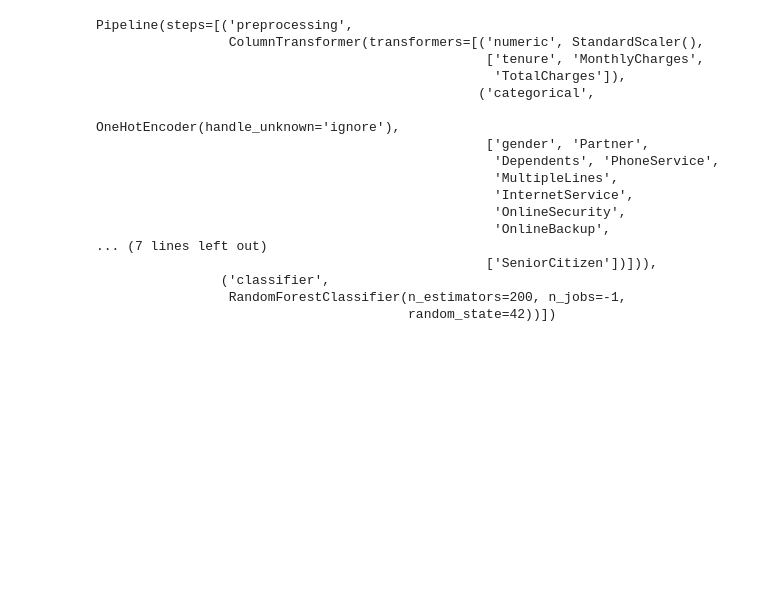
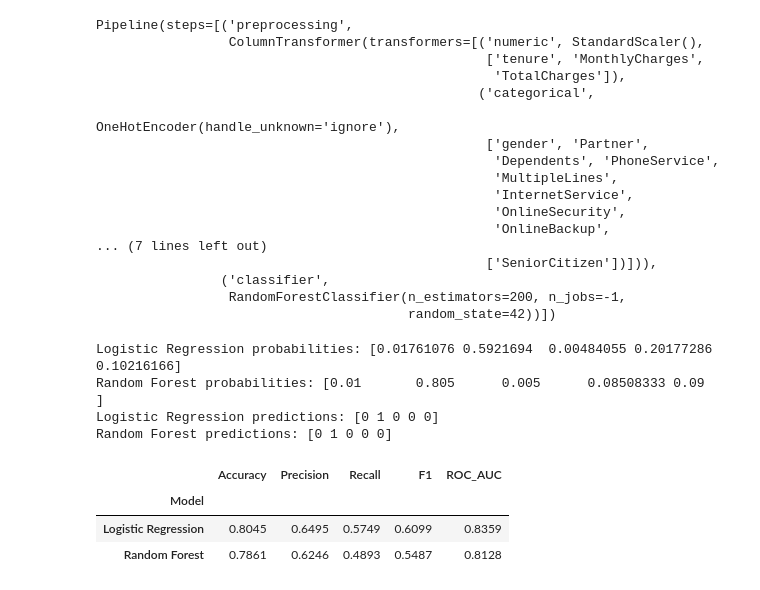
Before and after one commit to Dawlatshahi/telco-customer-churn, a Jupyter notebook: notebooks/telco_customer_churn.ipynb, the cells around one changed output. Cells and saved outputs as stored; diff of their text form; code cells hidden in the pictures; blank space fills up the shorter version.

```diff
--- a/notebooks/telco_customer_churn.ipynb
+++ b/notebooks/telco_customer_churn.ipynb
@@ -456,3 +456,51 @@ Pipeline(steps=[('preprocessing',
                 ('classifier',
                  RandomForestClassifier(n_estimators=200, n_jobs=-1,
                                         random_state=42))])
+# %%
+logistic_probabilities = logistic_model.predict_proba(X_test)[:, 1]
+forest_probabilities = forest_model.predict_proba(X_test)[:, 1]
+
+logistic_predictions = logistic_model.predict(X_test)
+forest_predictions = forest_model.predict(X_test)
+
+print("Logistic Regression probabilities:", logistic_probabilities[:5])
+print("Random Forest probabilities:", forest_probabilities[:5])
+
+print("Logistic Regression predictions:", logistic_predictions[:5])
+print("Random Forest predictions:", forest_predictions[:5])
+# %% [output]
+Logistic Regression probabilities: [0.01761076 0.5921694  0.00484055 0.20177286 0.10216166]
+Random Forest probabilities: [0.01       0.805      0.005      0.08508333 0.09      ]
+Logistic Regression predictions: [0 1 0 0 0]
+Random Forest predictions: [0 1 0 0 0]
+# %%
+from sklearn.metrics import (
+    accuracy_score,
+    precision_score,
+    recall_score,
+    f1_score,
+    roc_auc_score
+)
+
+results = []
+
+for name, predictions, probabilities in [
+    ("Logistic Regression", logistic_predictions, logistic_probabilities),
+    ("Random Forest", forest_predictions, forest_probabilities)
+]:
+    results.append({
+        "Model": name,
+        "Accuracy": accuracy_score(y_test, predictions),
+        "Precision": precision_score(y_test, predictions, zero_division=0),
+        "Recall": recall_score(y_test, predictions, zero_division=0),
+        "F1": f1_score(y_test, predictions, zero_division=0),
+        "ROC_AUC": roc_auc_score(y_test, probabilities)
+    })
+
+results_df = pd.DataFrame(results).set_index("Model")
+results_df.round(4)
+# %% [output]
+|  | Accuracy | Precision | Recall | F1 | ROC_AUC |
+| Model |  |  |  |  |  |
+| Logistic Regression | 0.8045 | 0.6495 | 0.5749 | 0.6099 | 0.8359 |
+| Random Forest | 0.7861 | 0.6246 | 0.4893 | 0.5487 | 0.8128 |
```
Also changed, not shown: parts of 1 cell of this notebook, 2 other files.
